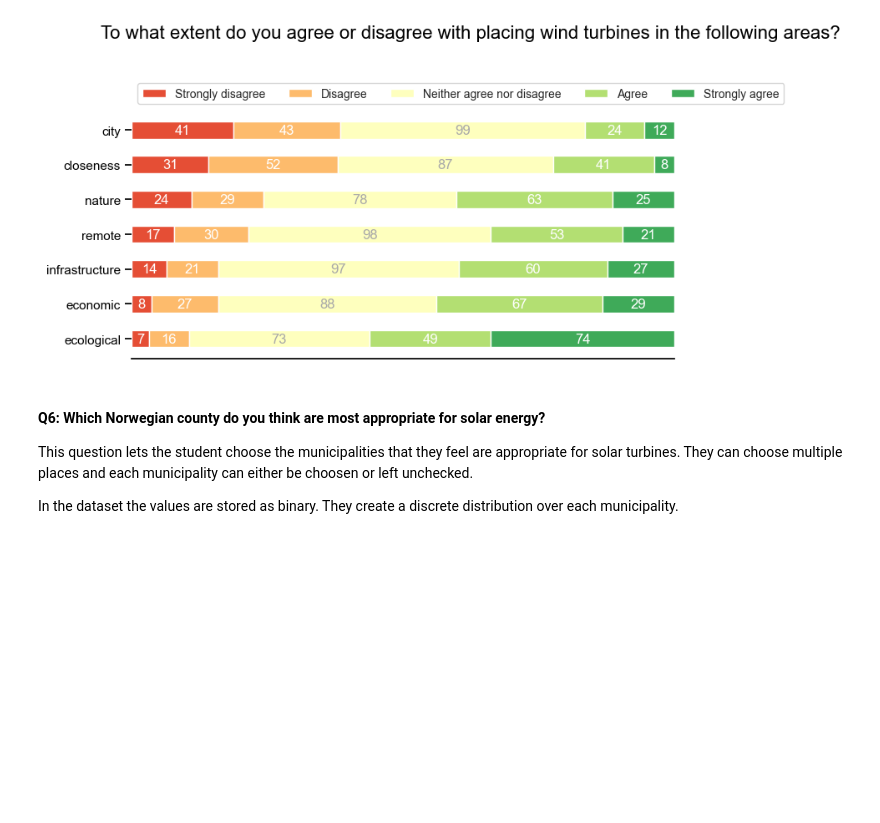
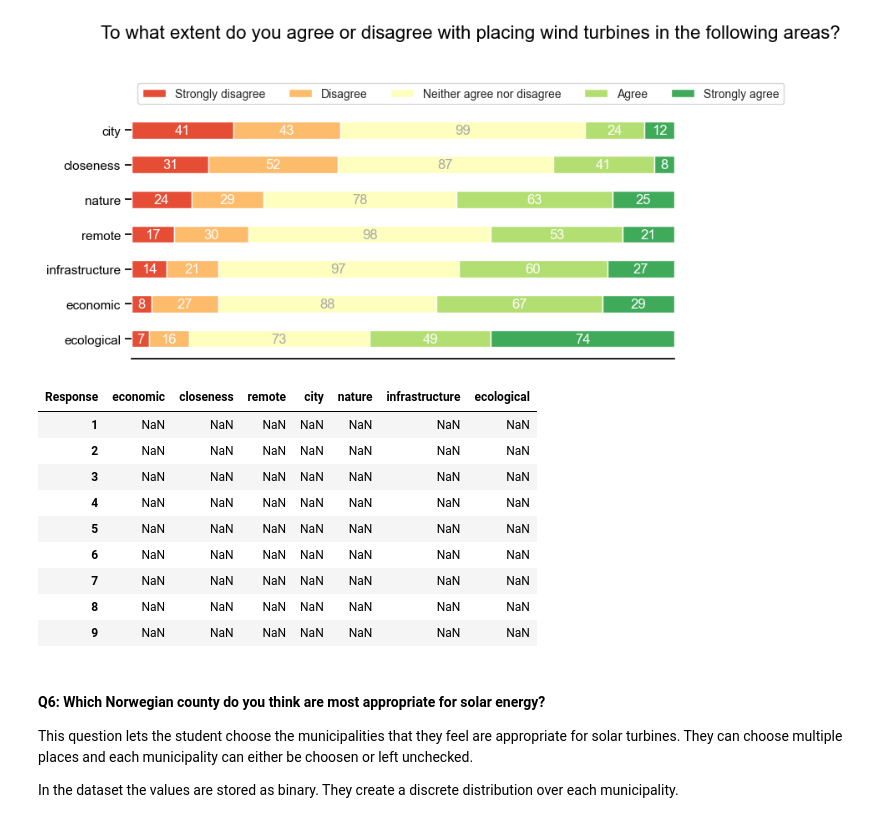
Before and after one commit to JavedMS/Mapping_Workshops_EFF, a Jupyter notebook: final.ipynb, the cells around one changed output. Saved outputs shown, nothing was run; the diff lists cells and outputs as text; code cells hidden in the pictures; blank space fills up the shorter version.

```diff
--- a/final.ipynb
+++ b/final.ipynb
@@ -189,6 +186,32 @@ fig, ax = survey(data["windConsideration"])
 add_title(fig, "To what extent do you agree or disagree with placing wind turbines in the following areas?")
 # %% [output]
 [figure]
+# %%
+df_data = data["windConsideration"]
+# Define the range of unique values
+list_range = range(1, 10)
+
+# Create an empty DataFrame to store the results
+df_counts = pd.DataFrame(index=list_range,columns=df_data.columns, dtype = "int64")
+
+# Count occurrences of each unique value in each column
+for value in list_range:
+    df_counts[value] = df_data.apply(lambda col: (col == value).sum())
+
+# Transpose the DataFrame to have unique values as rows and columns as columns
+df_counts = df_counts.T
+df_counts
+# %% [output]
+| Response | economic | closeness | remote | city | nature | infrastructure | ecological |
+| 1 | NaN | NaN | NaN | NaN | NaN | NaN | NaN |
+| 2 | NaN | NaN | NaN | NaN | NaN | NaN | NaN |
+| 3 | NaN | NaN | NaN | NaN | NaN | NaN | NaN |
+| 4 | NaN | NaN | NaN | NaN | NaN | NaN | NaN |
+| 5 | NaN | NaN | NaN | NaN | NaN | NaN | NaN |
+| 6 | NaN | NaN | NaN | NaN | NaN | NaN | NaN |
+| 7 | NaN | NaN | NaN | NaN | NaN | NaN | NaN |
+| 8 | NaN | NaN | NaN | NaN | NaN | NaN | NaN |
+| 9 | NaN | NaN | NaN | NaN | NaN | NaN | NaN |
 # %% [markdown]
 #### Q6: Which Norwegian county do you think are most appropriate for solar energy?
 This question lets the student choose the municipalities that they feel are appropriate for solar turbines. They can choose multiple places and each municipality can either be choosen or left unchecked.
```
Also changed, not shown: parts of 1 cell of this notebook, 4 other files.
